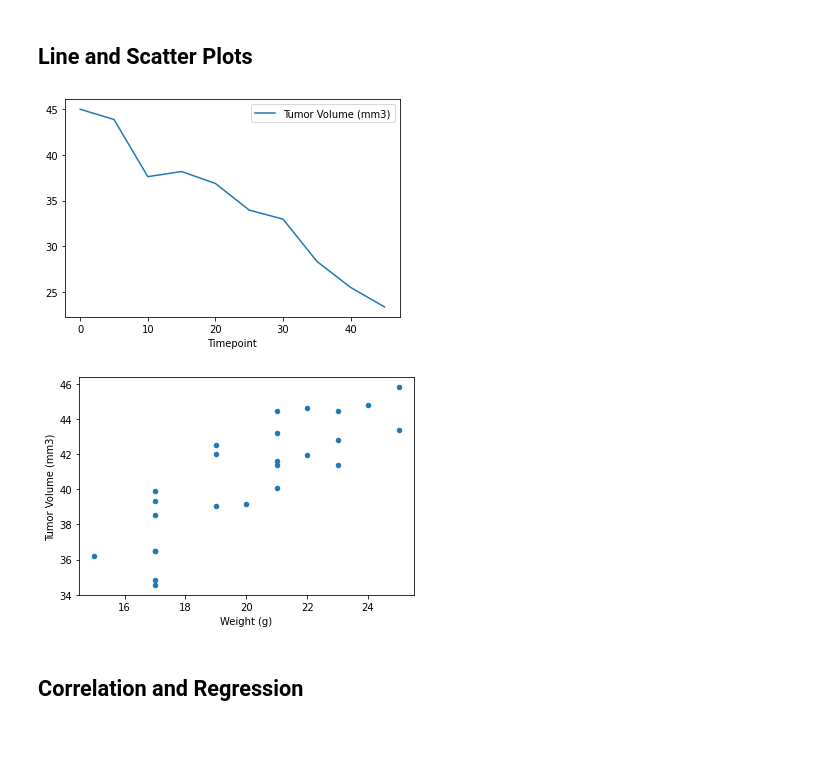
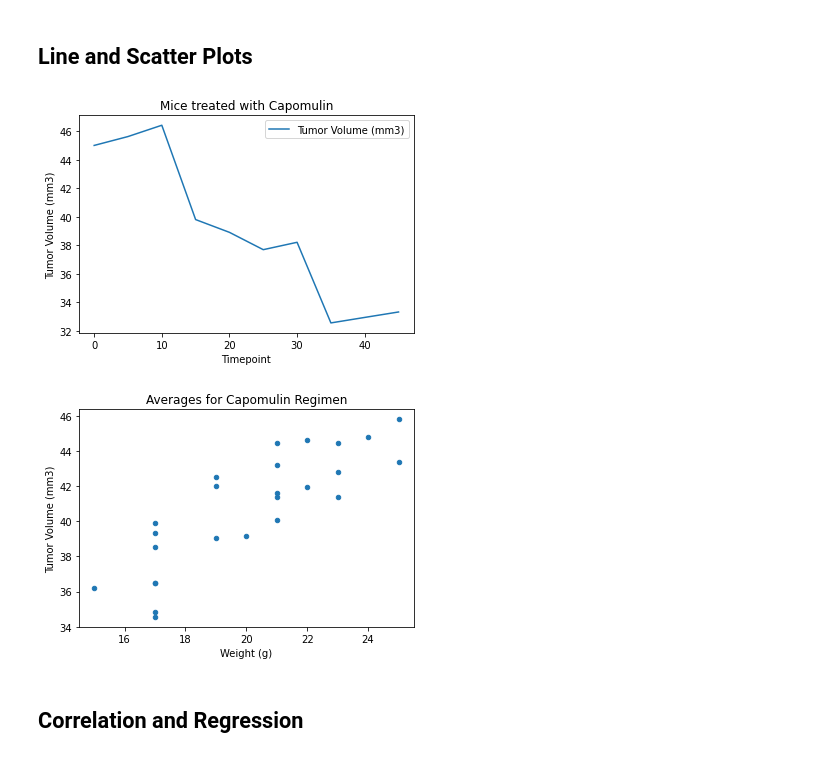
Before and after one commit to AnneNiemiec/Matplotlib, a Jupyter notebook: pymaceuticals.ipynb, the cells around one changed output. Saved outputs shown, nothing was run; the diff lists cells and outputs as text; code cells hidden in the pictures.

```diff
--- a/pymaceuticals.ipynb
+++ b/pymaceuticals.ipynb
@@ -301,20 +356,25 @@ plt.show()
 # Generate a line plot of tumor volume vs. time point for a mouse treated with Capomulin
 #use df_combined_clean, reference regimen column, variable is Capomulin
 
-#select one mouse(s185) and pull out timepoint and tumor data (two columns); pull out a df by using the loc command and conditional statement in rows.  Not necessary to use groupby.  Create pd scatterplot after
+#select one mouse(m957) and pull out timepoint and tumor data (two columns); pull out a df by using the loc command and conditional statement in rows.  Not necessary to use groupby.  Create pd scatterplot after
 df_regimen_Capomulin=df_combined_clean.loc[df_combined_clean['Drug Regimen']=='Capomulin']
-df_mouse_s185=df_regimen_Capomulin.loc[df_combined_clean['Mouse ID']=='s185']
-df_mouse_s185
-df_mouse_s185.plot(x="Timepoint", y="Tumor Volume (mm3)")
+df_mouse_m957=df_regimen_Capomulin.loc[df_combined_clean['Mouse ID']=='m957']
+df_mouse_m957
+df_mouse_m957.plot(x="Timepoint", y="Tumor Volume (mm3)")
+plt.title("Mice treated with Capomulin")
+plt.ylabel("Tumor Volume (mm3)")
 plt.show()
 # %% [output]
-[figure, old version]
+[figure, new version]
 # %%
 # Generate a scatter plot of average tumor volume vs. mouse weight for the Capomulin regimen
 df_average_Capomulin=df_regimen_Capomulin.groupby("Mouse ID").mean()
 df_average_Capomulin.plot.scatter("Weight (g)","Tumor Volume (mm3)")
+
+# Formatting
+plt.title("Averages for Capomulin Regimen")
 plt.show()
 # %% [output]
-[figure, old version]
+[figure, new version]
 # %% [markdown]
 ## Correlation and Regression
```
Also changed, not shown: parts of 8 cells of this notebook.
